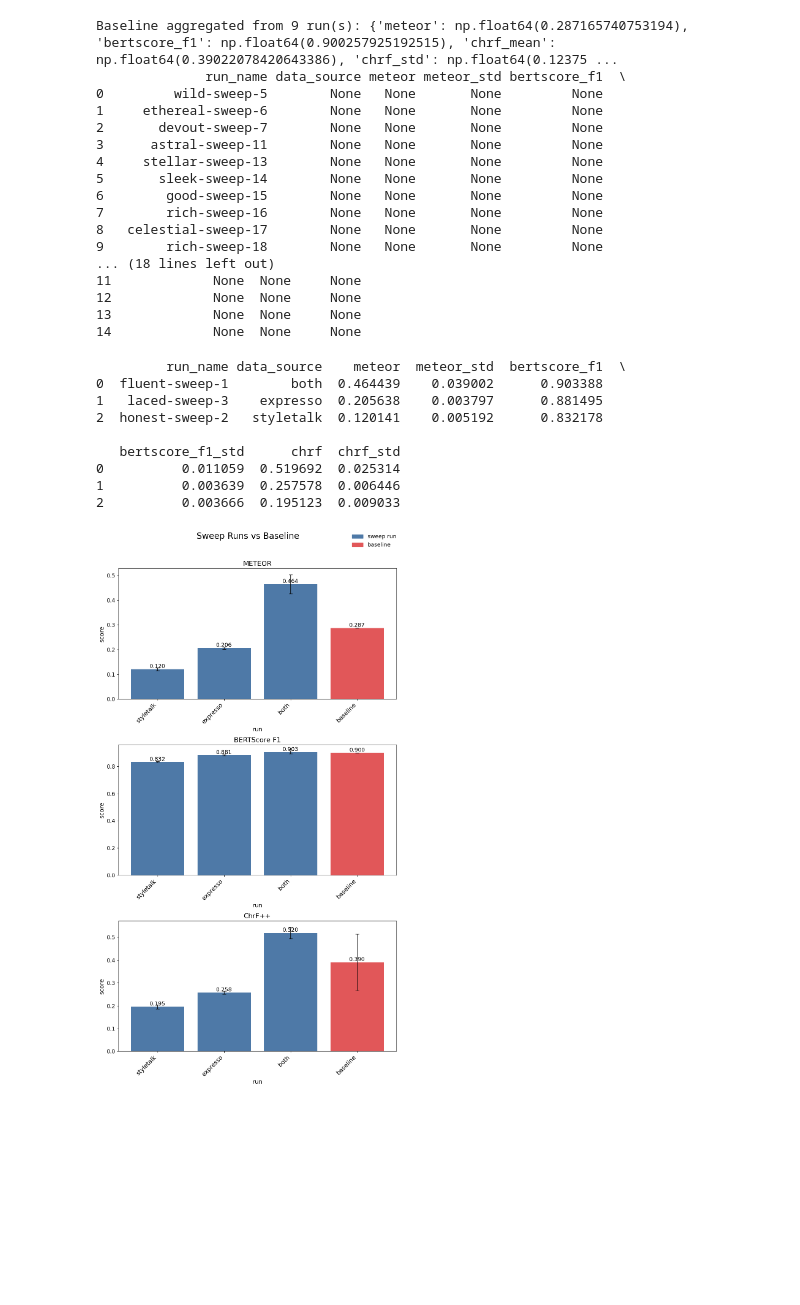
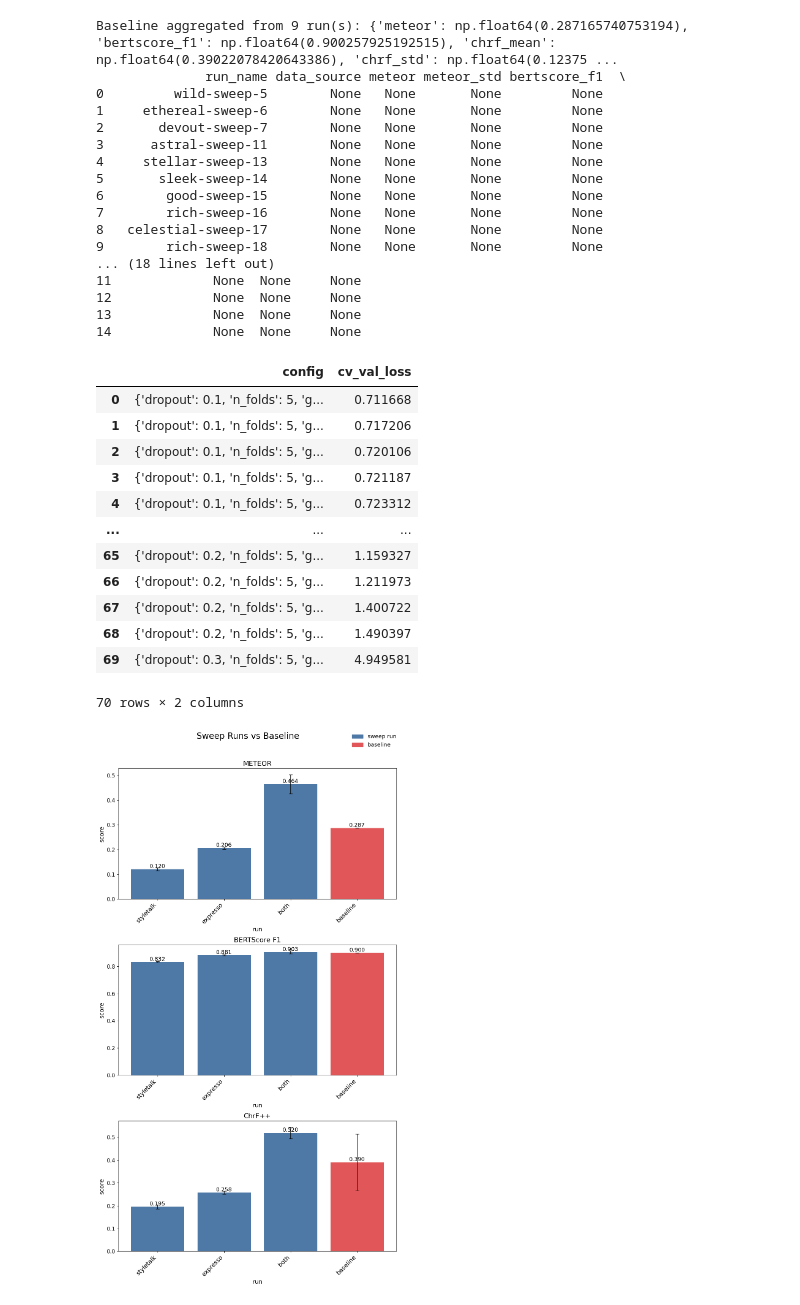
Before and after one commit to JackMclaughlin424/ms-capstone-TTS-natlang-styleprompts, a Jupyter notebook: src/style-prompt-generator/training_notebooks/results_visual.ipynb, the cells around one changed output. Saved outputs shown, nothing was run; the diff lists cells and outputs as text; code cells hidden in the pictures; blank space fills up the shorter version.

Commit message:
analyze config params

```diff
--- a/src/style-prompt-generator/training_notebooks/results_visual.ipynb
+++ b/src/style-prompt-generator/training_notebooks/results_visual.ipynb
@@ -48,7 +52,7 @@ Baseline aggregated from 9 run(s): {'meteor': np.float64(0.287165740753194), 'be
 14             None  None     None
 # %%
 
-SWEEP_PATH          = "jdm8943-rochester-institute-of-technology/sweep-style-prompt-gen/duhwnuvy"
+SWEEP_PATH          = "jdm8943-rochester-institute-of-technology/sweep-style-prompt-gen/zyls5urt"
 sweep = api.sweep(SWEEP_PATH)
 sweep_rows = []
 for sweep_run in sweep.runs:
@@ -64,28 +68,41 @@ for sweep_run in sweep.runs:
     #             fold_metrics[m].append(float(v))
     sweep_rows.append({
         "run_name":               run.name,
-        "data_source":              run.config.get("data_source"),
-        "meteor":                 run.summary.get("trials/mean_meteor"),
-        "meteor_std":             run.summary.get("trials/std_meteor"),
-        "bertscore_f1":           run.summary.get("trials/mean_bertscore_f1"),
-        "bertscore_f1_std":       run.summary.get("trials/std_bertscore_f1"),
-        "chrf":                   run.summary.get("trials/mean_chrf"),
-        "chrf_std":               run.summary.get("trials/std_chrf")
+        "cv_val_loss":          run.summary.get("cv/mean_val_loss"),
+        "config":               run.config,
+        "meteor":                 run.summary.get("test/expresso/meteor"),
+        "meteor_std":             run.summary.get("test/expresso/meteor_std"),
+        "bertscore_f1":           run.summary.get("test/expresso/bertscore_f1"),
+        "bertscore_f1_std":       run.summary.get("test/expresso/bertscore_f1_std"),
+        "chrf":                   run.summary.get("test/expresso/chrf"),
+        "chrf_std":               run.summary.get("test/expresso/chrf_std"),
+        "rougeL":               run.summary.get("test/expresso/rougeL"),
+        "rougeL_std":               run.summary.get("test/expresso/rougeL_std")
     })
 
+sweep_df = pd.DataFrame(sweep_rows).sort_values("cv_val_loss").reset_index(drop=True)
+config_df = pd.json_normalize(sweep_df["config"])
+sweep_df = pd.concat([sweep_df.drop(columns=["config"]), config_df], axis=1)
 
-sweep_df = pd.DataFrame(sweep_rows).sort_values("data_source").reset_index(drop=True)
+
 print(sweep_df)
-# %% [output]
-         run_name data_source    meteor  meteor_std  bertscore_f1  \
-0  fluent-sweep-1        both  0.464439    0.039002      0.903388
-1   laced-sweep-3    expresso  0.205638    0.003797      0.881495
-2  honest-sweep-2   styletalk  0.120141    0.005192      0.832178
-
-   bertscore_f1_std      chrf  chrf_std
-0          0.011059  0.519692  0.025314
-1          0.003639  0.257578  0.006446
-2          0.003666  0.195123  0.009033
+# %%
+pd.set_option("display.max_colwidth", None)
+sweep_df[["cv_val_loss"] + list(config_df.columns)]
+# %% [output]
+|  | config | cv_val_loss |
+| 0 | {'dropout': 0.1, 'n_folds': 5, 'g... | 0.711668 |
+| 1 | {'dropout': 0.1, 'n_folds': 5, 'g... | 0.717206 |
+| 2 | {'dropout': 0.1, 'n_folds': 5, 'g... | 0.720106 |
+| 3 | {'dropout': 0.1, 'n_folds': 5, 'g... | 0.721187 |
+| 4 | {'dropout': 0.1, 'n_folds': 5, 'g... | 0.723312 |
+| ... | ... | ... |
+| 65 | {'dropout': 0.2, 'n_folds': 5, 'g... | 1.159327 |
+| 66 | {'dropout': 0.2, 'n_folds': 5, 'g... | 1.211973 |
+| 67 | {'dropout': 0.2, 'n_folds': 5, 'g... | 1.400722 |
+| 68 | {'dropout': 0.2, 'n_folds': 5, 'g... | 1.490397 |
+| 69 | {'dropout': 0.3, 'n_folds': 5, 'g... | 4.949581 |
+70 rows × 2 columns
 # %%
 FIGURE_OUTPUT = "results_figures"
 # %%
```
Also changed, not shown: parts of 2 cells of this notebook.
